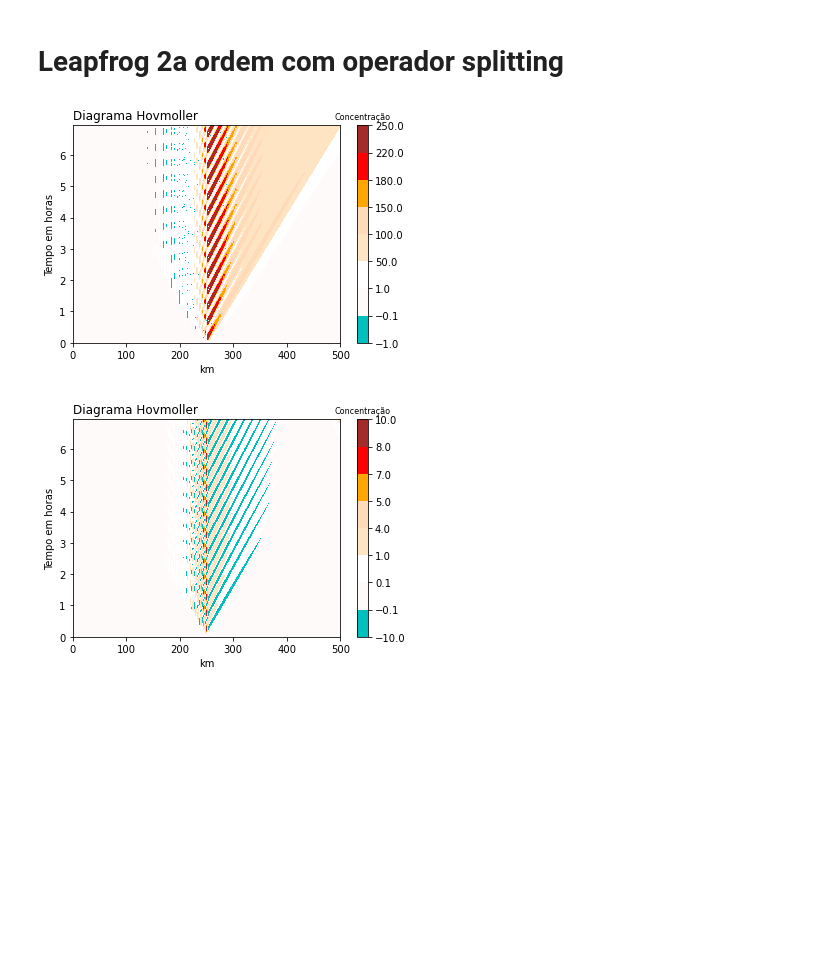
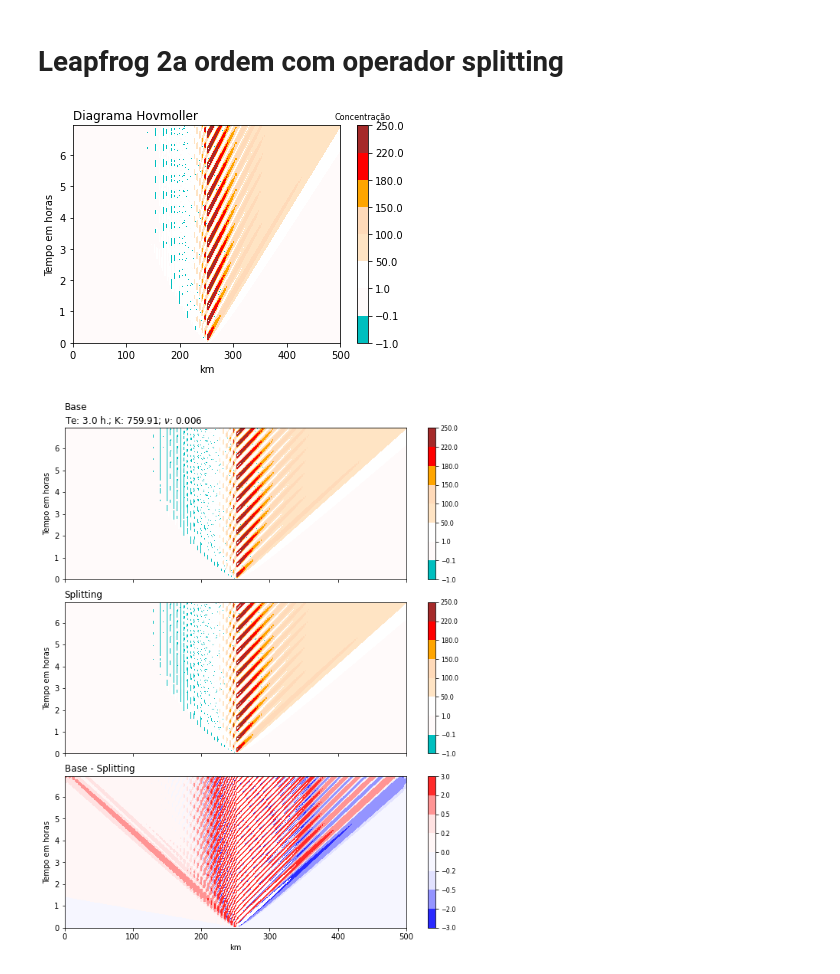
Before and after one commit to adelgadop/Modelagem, a Jupyter notebook: Exercicio_3/Diffusion.ipynb, the cells around one changed output. Saved outputs shown, nothing was run; the diff lists cells and outputs as text; code cells hidden in the pictures; blank space fills up the shorter version.

```diff
--- a/Exercicio_3/Diffusion.ipynb
+++ b/Exercicio_3/Diffusion.ipynb
@@ -60,35 +60,67 @@ Cs = C.copy()
 F = C.copy()
 gamma = 0.05 #0.1, 0.01
 alfa = 0.53 #0.53
 f_space, f_time =  True, True
 levels2=[-10,-.1,.1,1, 4,5, 7, 8, 10]
 
 for n in range(1, Nt-1):
     # Euler forward
     if n == 1:
         # Inicialmente F no tempo n, Euler forward-backward
         F[101, n] = 1/2*(wave(t, n) + wave(t, n-1))
         for j in range(1, Nx-1):
             # Passo 1
+            # -------
             Cs[j,n+1] = C[j,n] - CFL*(C[j,n]-C[j-1,n]) + v*(Cs[j+1,n]-2*Cs[j,n]+Cs[j-1,n])
             # Passo 2
+            # -------
             C[j,n+1] = Cs[j,n+1] + dt*(F[j,n])
 
     else: # Fonte e difusão como n-1
-        F[101, n-1] = 1/2*(wave(t, n-1) + wave(t, n-2))
+        F[101, n] = 1/2*(wave(t, n) + wave(t, n-1))
         for j in range(1, Nx-1):
             # Passo 1
+            # -------
             Cs[j,n+1] = C[j,n-1] - CFL*(C[j+1,n]-C[j-1,n]) + 2*v*(Cs[j+1,n-1]-2*Cs[j,n-1]+Cs[j-1,n-1])
             # Passo 2
-            C[j,n+1] = Cs[j,n+1] + 2*dt*F[j,n-1]
+            # -------
+            C[j,n+1] = Cs[j,n+1] + 2*dt*F[j,n]
 
     # Radiacional
     C[-1, n+1] = C[-1, n] - CFL*(C[-1, n]- C[-2, n])
 
 Csp = C.copy()
 
 hovm(X, T, Csp, F, ylabel, "leapfrog_splitting", n, dt, t, alfa=0, gamma=0, fonte=False, levels=levels)
-hovm(X, T, Cl-Csp, F, ylabel, "leapfrog_dif", n, dt, t, alfa=0, gamma=0, fonte=False, levels=levels2)
 # %% [output]
-[figure, old version]
+[figure, new version]
-[figure, removed]
+# %%
+colores = ['c','snow','w','bisque', 'peachpuff','orange', 'r', 'brown','k']
+levels2=[-3,-2,-.5,-.2, 0, 0.2, 0.5, 2, 3]
+levels=[-1,-.1, 1, 50, 100, 150, 180, 220, 250]
+
+Res = {'Base': Cl, 'Splitting': Csp, 'Base - Splitting':Cl-Csp}
+COL = {'Base': colores, 'Splitting': colores, 'Base - Splitting':None}
+CM = {'Base': None, 'Splitting': None, 'Base - Splitting':'bwr'}
+LEV = {'Base': levels, 'Splitting': levels, 'Base - Splitting':levels2}
+
+fig, axes = plt.subplots(len(Res), figsize=(10,12), sharex=True, gridspec_kw={'hspace':.15})
+colores = ['c','snow','w','bisque', 'peachpuff','orange', 'r', 'brown','k']
+for ax, key in zip(axes.flatten(), Res.keys()):
+    im = ax.contourf(X/1000, T/3600, Res[key], LEV[key], origin='lower',
+                            colors=COL[key], cmap=CM[key])
+    ax.set_ylabel("Tempo em horas")
+
+    if key == 'Base':
+        ax.set_title(f"{key}\nTe: { te/3600} h.; K: {round(K,2)}; $\\nu$: {round(v,3)}", loc='left')
+    else:
+        ax.set_title(f"{key}", loc='left')
+
+    if key == 'Base - Splitting':
+        ax.set_xlabel("km")
+    cbar = fig.colorbar(im, ax=ax,orientation="vertical")
+    cbar.ax.tick_params(labelsize=8)
+
+fig.savefig("fig/leapfrog.png", dpi = 400, bbox_inches='tight', facecolor='w')
+# %% [output]
+[figure, added]
```
Also changed, not shown: parts of 1 cell of this notebook, 3 other files.
